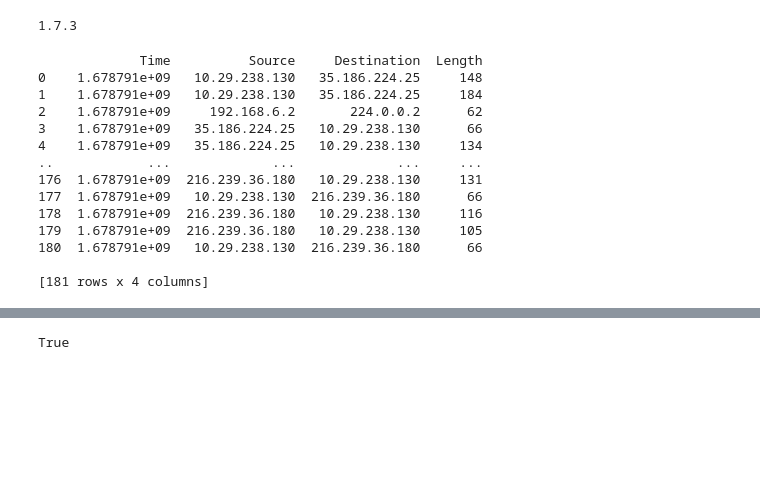
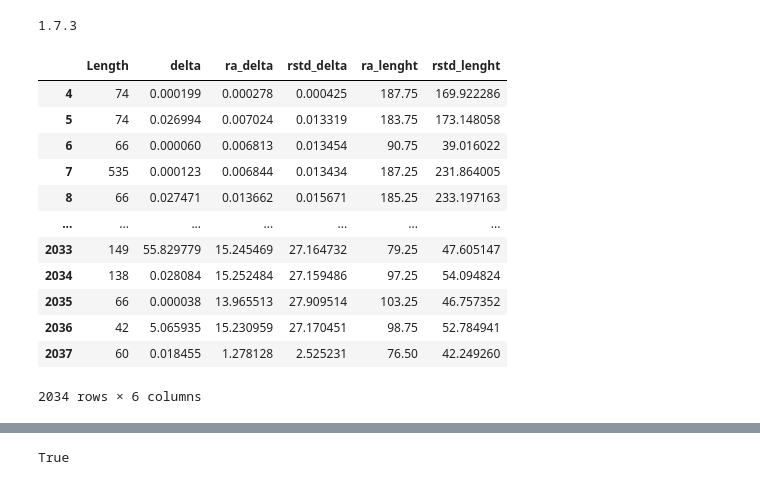
Before and after one commit to dulalbert/CRYPTO, a Jupyter notebook: notebook_albert.ipynb, the cells around one changed output, grey strips where cells are left out. Saved outputs shown, nothing was run; the diff lists cells and outputs as text; code cells hidden in the pictures; blank space fills up the shorter version.

```diff
--- a/dev/notebook_albert.ipynb
+++ b/notebook_albert.ipynb
@@ -295,30 +297,12 @@ def prepare_sniff_wireshark(sniffed_df : pd.DataFrame):
     sniffed_df['ra_lenght'] = sniffed_df.Length.rolling(window=WINDOW).mean()
     sniffed_df['rstd_lenght'] = sniffed_df.Length.rolling(window=WINDOW).std()
     # remove useless columns
-    sniffed_df.drop(['Time', 'Source', 'Destination', 'Protocol', 'Info'], axis = 1, inplace = True)
+    sniffed_df.drop(['Time', 'Source', 'Destination', 'Protocol', 'Info', 'No.'], axis = 1, inplace = True)
     sniffed_df.dropna(inplace = True)
     return sniffed_df
 # %%
 bst = xgb.Booster({'nthread': 4})  # init model
 bst.load_model('model.bst')  # load data
-# %%
-print(sniffed_df.where(sniffed_df["interface"] == most_used_interface).drop(
-        "interface", axis = 1))
-# %% [output]
-             Time          Source     Destination  Length
-0    1.678791e+09   10.29.238.130   35.186.224.25     148
-1    1.678791e+09   10.29.238.130   35.186.224.25     184
-2    1.678791e+09     192.168.6.2       224.0.0.2      62
-3    1.678791e+09   35.186.224.25   10.29.238.130      66
-4    1.678791e+09   35.186.224.25   10.29.238.130     134
-..            ...             ...             ...     ...
-176  1.678791e+09  216.239.36.180   10.29.238.130     131
-177  1.678791e+09   10.29.238.130  216.239.36.180      66
-178  1.678791e+09  216.239.36.180   10.29.238.130     116
-179  1.678791e+09  216.239.36.180   10.29.238.130     105
-180  1.678791e+09   10.29.238.130  216.239.36.180      66
-
-[181 rows x 4 columns]
 # %%
 def traffic_analyse():
     """
@@ -355,6 +339,21 @@ a = traffic_analyse()
 # %%
 bst = xgb.Booster({'nthread': 4})  # init model
 bst.load_model('model.bst')  # load data
 
-df = pd.read_csv('test_Traffic.csv')
+df = pd.read_csv('dev/0112_minage_traffic_internet_calmee.csv')
+df.pipe(prepare_sniff_wireshark)
+# %% [output]
+|  | Length | delta | ra_delta | rstd_delta | ra_lenght | rstd_lenght |
+| 4 | 74 | 0.000199 | 0.000278 | 0.000425 | 187.75 | 169.922286 |
+| 5 | 74 | 0.026994 | 0.007024 | 0.013319 | 183.75 | 173.148058 |
+| 6 | 66 | 0.000060 | 0.006813 | 0.013454 | 90.75 | 39.016022 |
+| 7 | 535 | 0.000123 | 0.006844 | 0.013434 | 187.25 | 231.864005 |
+| 8 | 66 | 0.027471 | 0.013662 | 0.015671 | 185.25 | 233.197163 |
+| ... | ... | ... | ... | ... | ... | ... |
+| 2033 | 149 | 55.829779 | 15.245469 | 27.164732 | 79.25 | 47.605147 |
+| 2034 | 138 | 0.028084 | 15.252484 | 27.159486 | 97.25 | 54.094824 |
+| 2035 | 66 | 0.000038 | 13.965513 | 27.909514 | 103.25 | 46.757352 |
+| 2036 | 42 | 5.065935 | 15.230959 | 27.170451 | 98.75 | 52.784941 |
+| 2037 | 60 | 0.018455 | 1.278128 | 2.525231 | 76.50 | 42.249260 |
+2034 rows × 6 columns
 # %%
```
Also changed, not shown: parts of 7 cells of this notebook, 9 other files.
